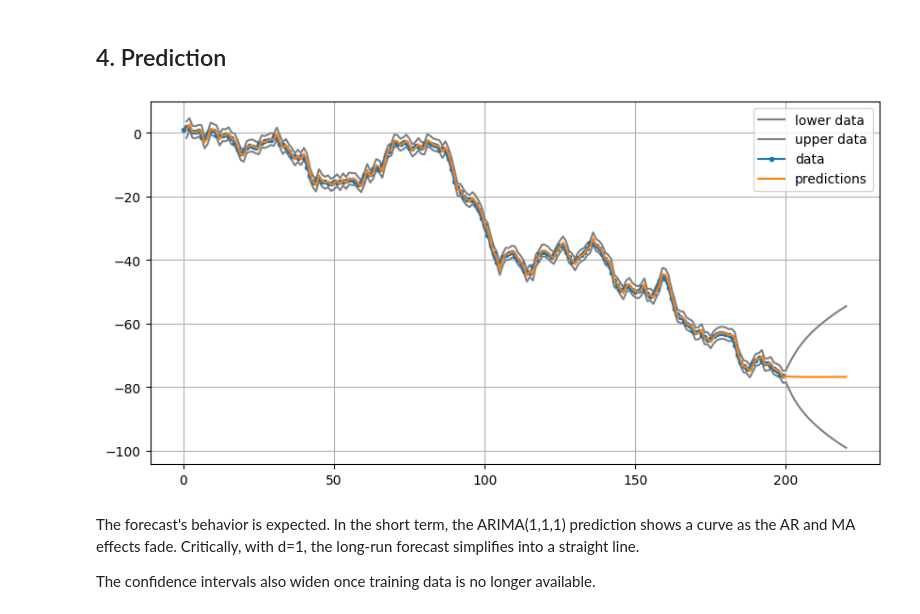
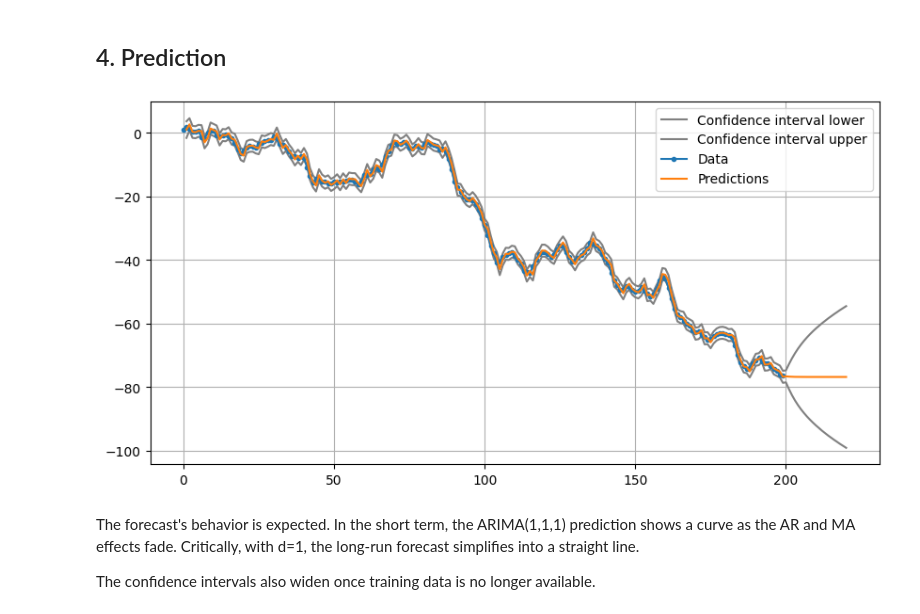
Before and after one commit to vojtechkvas/ARIMA, a Jupyter notebook: main.ipynb, the cells around one changed output. Cells and saved outputs as stored; diff of their text form; code cells hidden in the pictures.

Commit message:
fix: legend of prediction graph

```diff
--- a/main.ipynb
+++ b/main.ipynb
@@ -260,16 +260,16 @@ The Root Mean Square Error (RMSE) validation confirms the overall optimality of
 # %%
 preds = result_by_bic.get_prediction(start=1, end=220)
 ci = preds.conf_int(alpha=0.05)
 
-fig = ci.plot(color="grey", figsize=(10, 5))
-result_by_bic.data.orig_endog.plot(label="data", marker=".", ax=fig)
-preds.predicted_mean.plot(label="predictions", ax=fig)
+fig = ci.plot(label="Confidence interval", color="grey", figsize=(10, 5))
+result_by_bic.data.orig_endog.plot(label="Data", marker=".", ax=fig)
+preds.predicted_mean.plot(label="Predictions", ax=fig)
 
-plt.legend()
+plt.legend(['Confidence interval lower','Confidence interval upper', 'Data', 'Predictions' ])
 plt.grid(True)
 plt.show()
 # %% [output]
-[figure, old version]
+[figure, new version]
 # %% [markdown]
 The forecast's behavior is expected. In the short term, the ARIMA(1,1,1) prediction shows a curve as the AR and MA effects fade. Critically, with d=1, the long-run forecast simplifies into a straight line.
 
```
Also changed, not shown: parts of 3 cells of this notebook.
